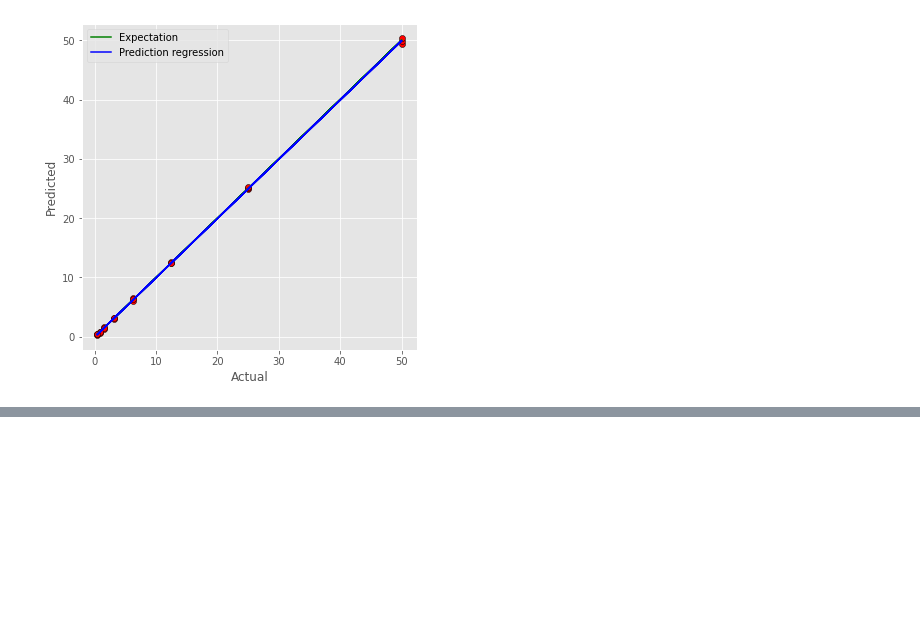
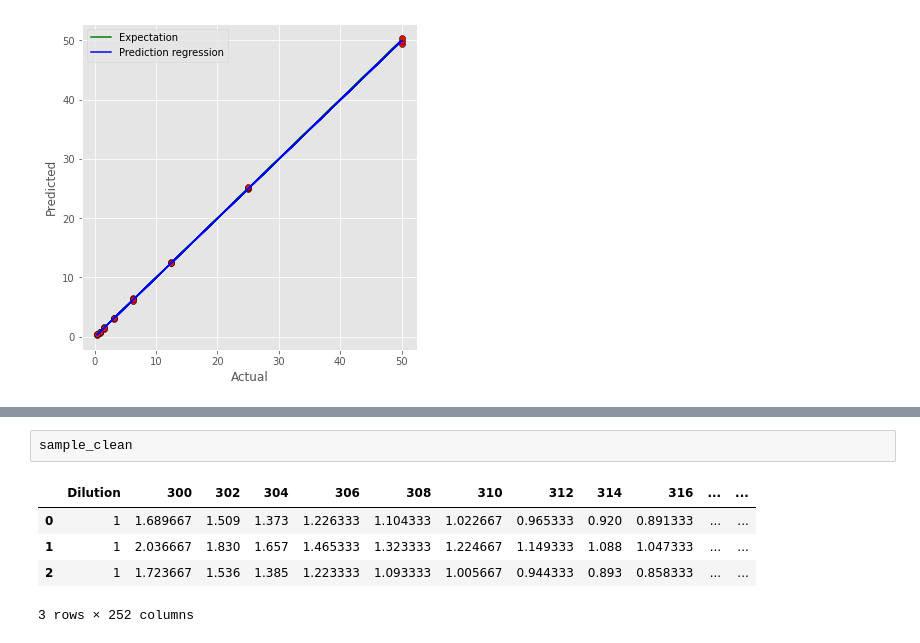
Before and after one commit to dkarlov/colorfix_test, a Jupyter notebook: Notebook for exploratory data analysis.ipynb, the cells around one changed output, grey strips where cells are left out. Saved outputs shown, nothing was run; the diff lists cells and outputs as text; blank space fills up the shorter version.

```diff
--- a/Notebook for exploratory data analysis.ipynb
+++ b/Notebook for exploratory data analysis.ipynb
@@ -389,0 +414,8 @@ len(indices)
+# %%
+sample_clean
+# %% [output]
+|  | Dilution | 300 | 302 | 304 | 306 | 308 | 310 | 312 | 314 | 316 | ... | ... |
+| 0 | 1 | 1.689667 | 1.509 | 1.373 | 1.226333 | 1.104333 | 1.022667 | 0.965333 | 0.920 | 0.891333 | ... | ... |
+| 1 | 1 | 2.036667 | 1.830 | 1.657 | 1.465333 | 1.323333 | 1.224667 | 1.149333 | 1.088 | 1.047333 | ... | ... |
+| 2 | 1 | 1.723667 | 1.536 | 1.385 | 1.223333 | 1.093333 | 1.005667 | 0.944333 | 0.893 | 0.858333 | ... | ... |
+3 rows × 252 columns
```
Also changed, not shown: parts of 11 cells of this notebook.
